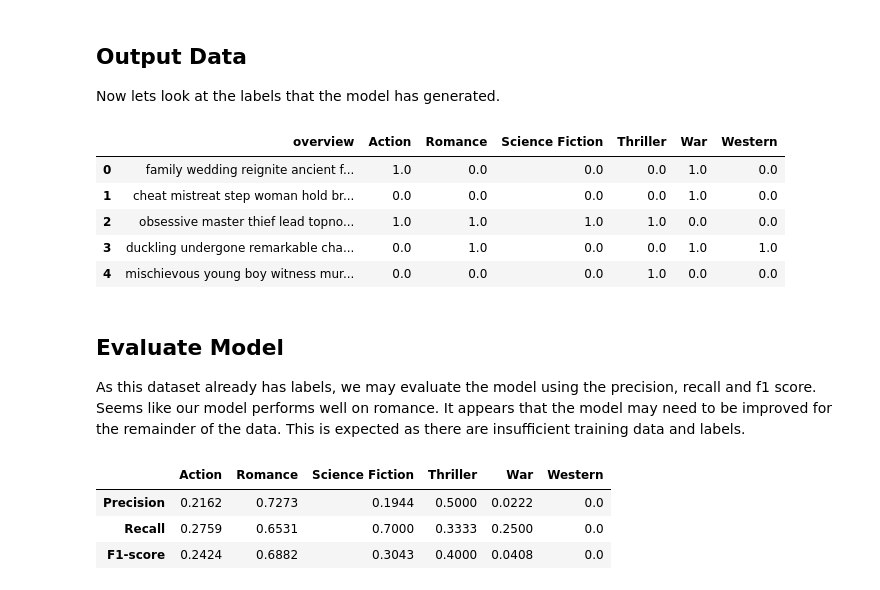
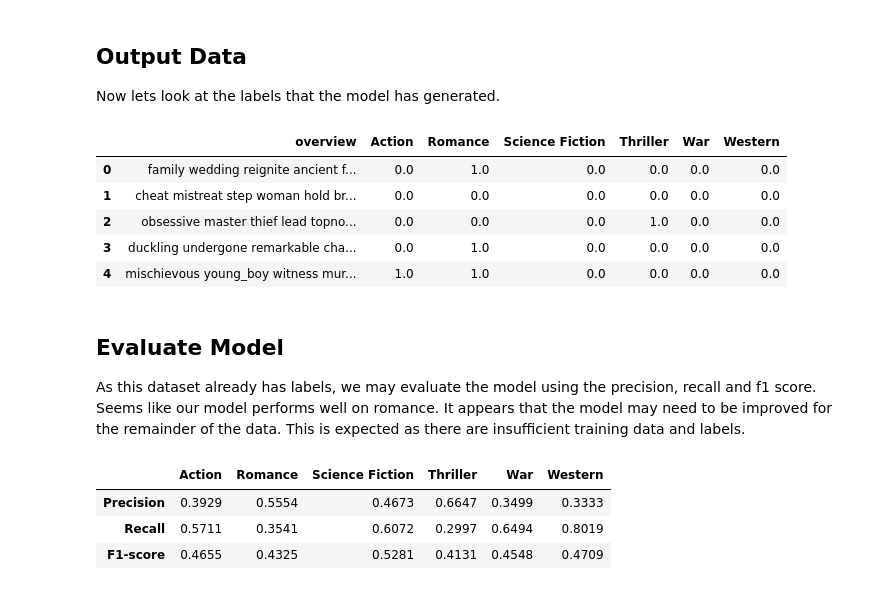
Before and after one commit to aisingapore/SemiAutoLabeller-Bricks, a Jupyter notebook: bricks_demo_auto_label.ipynb, the cells around one changed output. Drawn from its saved outputs; the diff is of its cells as text; code cells hidden in the pictures.

```diff
--- a/bricks_demo_auto_label.ipynb
+++ b/bricks_demo_auto_label.ipynb
@@ -16,5 +16,5 @@ Our input data is a csv file containing text data in the first column. A subset
 # %%
-texts_path = "data/movies/movies500.csv"
+texts_path = "data/movies/movies.csv"
 stopwords_path = "data/stopwords.csv"
 
 movies = pd.read_csv(texts_path)
@@ -114,7 +115,7 @@ Now, we need to create the labels dictionary. In this demo, the dictionary was a
 
 You can also identify that some rows more closely relate to the other themes.
 # %%
-labels_path = "data/movies/movies500_labels.csv"
+labels_path = "data/movies/labels.csv"
 labels = pd.read_csv(labels_path)
 labels = check_labels(movies[['overview']], labels)
 labels.head(10)
@@ -161,18 +163,18 @@ ypred = autoLabeller.apply(mnb, 'overview')
 ## Output Data
 Now lets look at the labels that the model has generated.
 # %%
-labelled_path = "data/movies/movies500_labelled.csv"
+labelled_path = "data/movies/movies_labelled.csv"
 
 output = movies[["overview"]].join(ypred)
 output.to_csv(labelled_path)
 output.head(5)
 # %% [output]
 |  | overview | Action | Romance | Science Fiction | Thriller | War | Western |
-| 0 | family wedding reignite ancient f... | 1.0 | 0.0 | 0.0 | 0.0 | 1.0 | 0.0 |
-| 1 | cheat mistreat step woman hold br... | 0.0 | 0.0 | 0.0 | 0.0 | 1.0 | 0.0 |
-| 2 | obsessive master thief lead topno... | 1.0 | 1.0 | 1.0 | 1.0 | 0.0 | 0.0 |
-| 3 | duckling undergone remarkable cha... | 0.0 | 1.0 | 0.0 | 0.0 | 1.0 | 1.0 |
-| 4 | mischievous young boy witness mur... | 0.0 | 0.0 | 0.0 | 1.0 | 0.0 | 0.0 |
+| 0 | family wedding reignite ancient f... | 0.0 | 1.0 | 0.0 | 0.0 | 0.0 | 0.0 |
+| 1 | cheat mistreat step woman hold br... | 0.0 | 0.0 | 0.0 | 0.0 | 0.0 | 0.0 |
+| 2 | obsessive master thief lead topno... | 0.0 | 0.0 | 0.0 | 1.0 | 0.0 | 0.0 |
+| 3 | duckling undergone remarkable cha... | 0.0 | 1.0 | 0.0 | 0.0 | 0.0 | 0.0 |
+| 4 | mischievous young_boy witness mur... | 1.0 | 1.0 | 0.0 | 0.0 | 0.0 | 0.0 |
 # %% [markdown]
 ## Evaluate Model
 As this dataset already has labels, we may evaluate the model using the precision, recall and f1 score. Seems like our model performs well on romance. It appears that the model may need to be improved for the remainder of the data. This is expected as there are insufficient training data and labels.
@@ -181,6 +183,6 @@ evaluator = Evaluator()
 evaluator.evaluate_predictions(movies, ypred,  labels, split=0.2, random_state=42)
 # %% [output]
 |  | Action | Romance | Science Fiction | Thriller | War | Western |
-| Precision | 0.2162 | 0.7273 | 0.1944 | 0.5000 | 0.0222 | 0.0 |
-| Recall | 0.2759 | 0.6531 | 0.7000 | 0.3333 | 0.2500 | 0.0 |
-| F1-score | 0.2424 | 0.6882 | 0.3043 | 0.4000 | 0.0408 | 0.0 |
+| Precision | 0.3929 | 0.5554 | 0.4673 | 0.6647 | 0.3499 | 0.3333 |
+| Recall | 0.5711 | 0.3541 | 0.6072 | 0.2997 | 0.6494 | 0.8019 |
+| F1-score | 0.4655 | 0.4325 | 0.5281 | 0.4131 | 0.4548 | 0.4709 |
```
Also changed, not shown: parts of 10 cells of this notebook.
